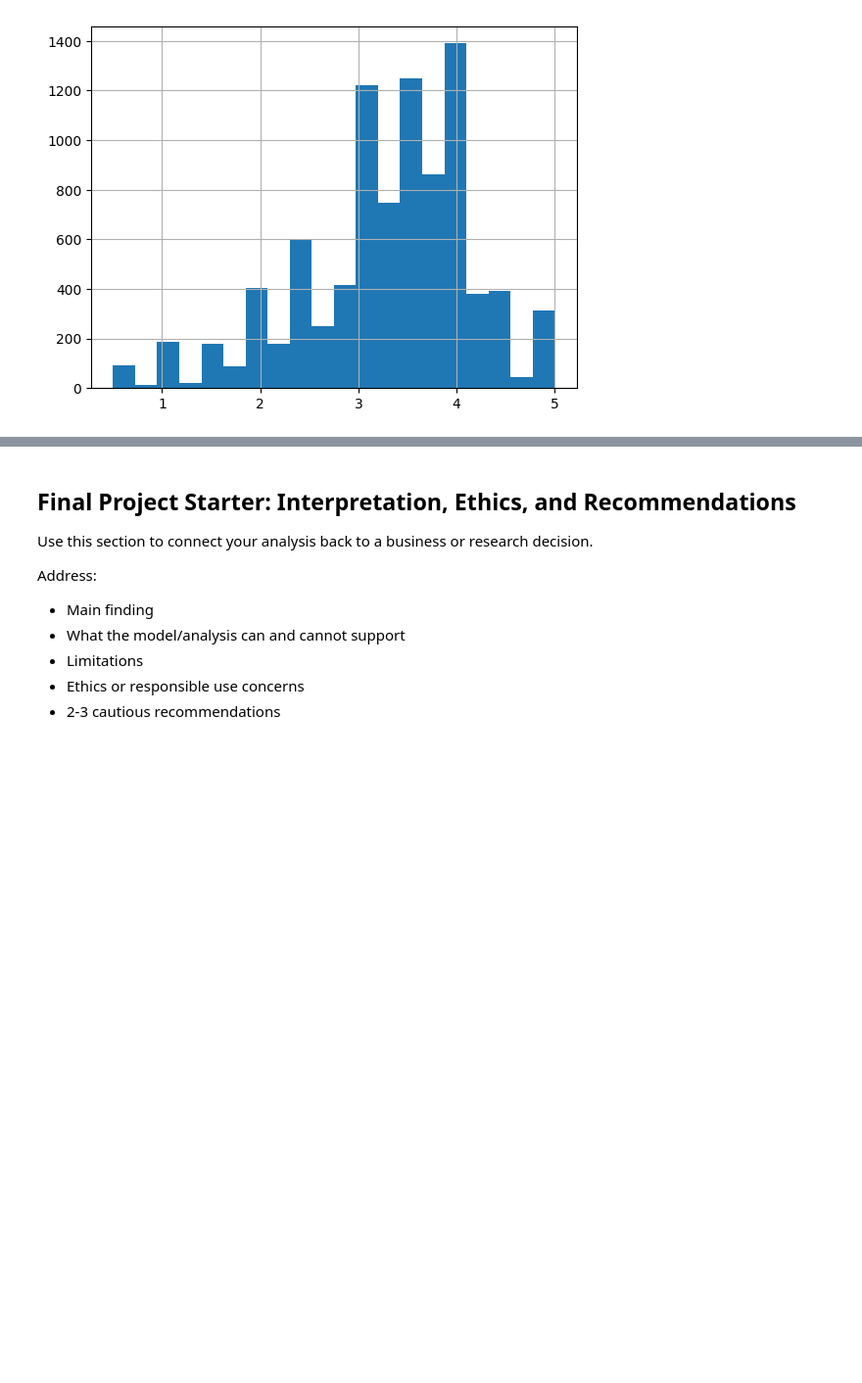
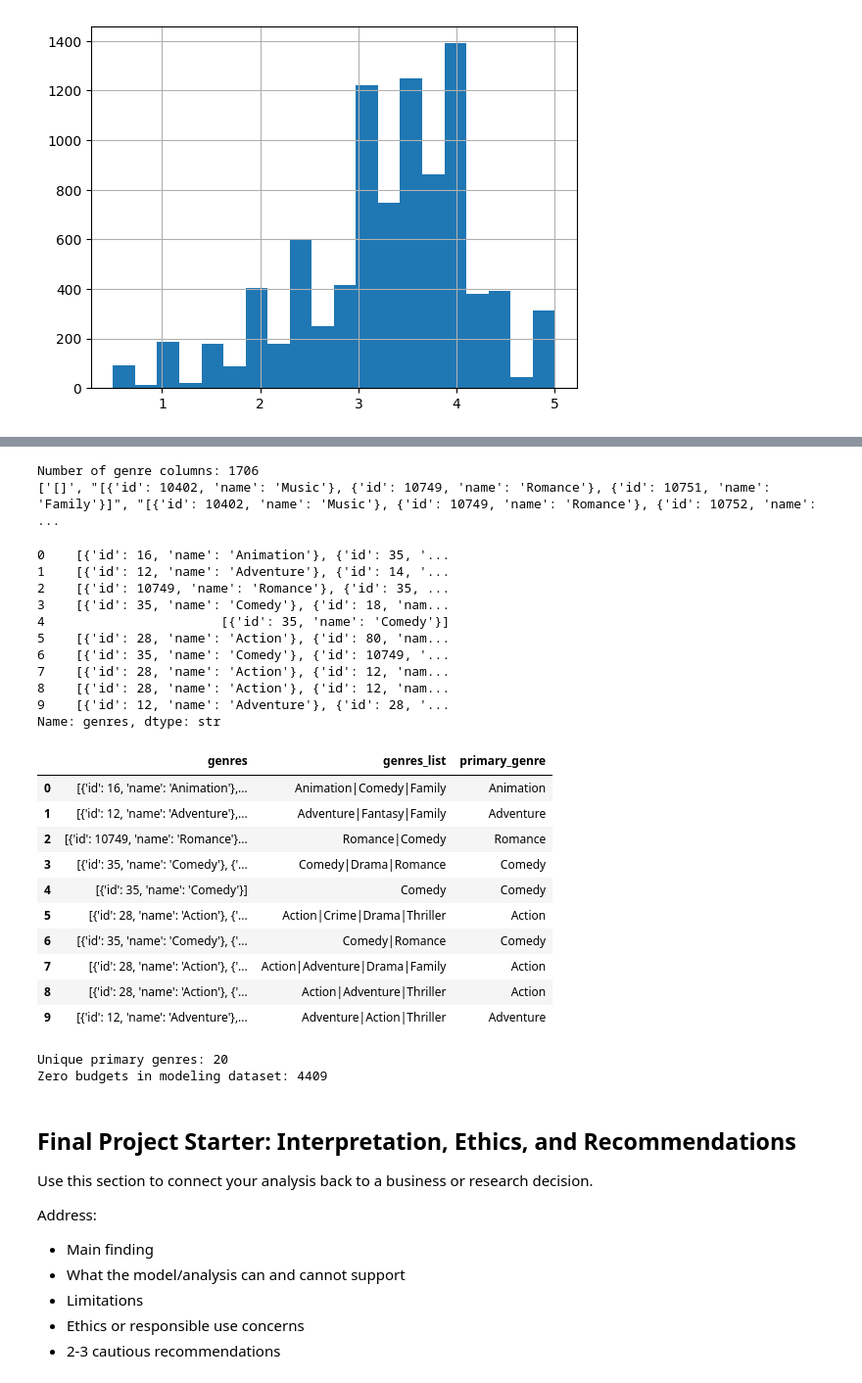
Before and after one commit to zambuggy2/BAN-6003-Project-Option-1-Movies, a Jupyter notebook: notebooks/movies_project_starter.ipynb, the cells around one changed output, grey strips where cells are left out. Shown at 98% size. Saved outputs shown, nothing was run; the diff lists cells and outputs as text; code cells hidden in the pictures; blank space fills up the shorter version.

```diff
--- a/notebooks/movies_project_starter.ipynb
+++ b/notebooks/movies_project_starter.ipynb
@@ -752,0 +772,22 @@ y.hist(bins=20)
+# %%
+print("Missing values in model_df:", model_df[target].isna().sum())
+print("Missing values in y:", y.isna().sum())
+print("Missing values in y_train:", y_train.isna().sum())
+print("Missing values in y_test:", y_test.isna().sum())
+
+model_df = model_df.dropna(subset=['user_rating_mean']).copy()
+genre_encoded = model_df['genres'].str.get_dummies(sep='|')
+
+X = pd.concat([
+    model_df[['release_year', 'budget']],
+    genre_encoded
+], axis=1)
+
+y = model_df[target]
+print("Remaining missing targets:", model_df['user_rating_mean'].isna().sum())
+print("Remaining observations:", len(model_df))
+
+print("Missing values in model_df:", model_df[target].isna().sum())
+print("Missing values in y:", y.isna().sum())
+print("Missing values in y_train:", y_train.isna().sum())
+print("Missing values in y_test:", y_test.isna().sum())
@@ -766,3 +838,48 @@ Name: user_rating_mean, dtype: float64
+# %%
+print("Number of genre columns:", genre_encoded.shape[1])
+
+print(genre_encoded.columns.tolist()[:30])
+
+display(model_df['genres'].head(10))
+
+display(abt[['genres', 'genres_list', 'primary_genre']].head(10))
+
+print("Unique primary genres:", abt['primary_genre'].nunique())
+
+print("Zero budgets in modeling dataset:",
+      (model_df['budget'] == 0).sum())
+
+baseline_metrics.to_csv(
+    OUTPUT_DIR / "movies_baseline_metrics.csv",
+    index=False
+)
+# %% [output]
+Number of genre columns: 1706
+['[]', "[{'id': 10402, 'name': 'Music'}, {'id': 10749, 'name': 'Romance'}, {'id': 10751, 'name': 'Family'}]", "[{'id': 10402, 'name': 'Music'}, {'id': 10749, 'name': 'Romance'}, {'id': 10752, 'name':  ...
+0    [{'id': 16, 'name': 'Animation'}, {'id': 35, '...
+1    [{'id': 12, 'name': 'Adventure'}, {'id': 14, '...
+2    [{'id': 10749, 'name': 'Romance'}, {'id': 35, ...
+3    [{'id': 35, 'name': 'Comedy'}, {'id': 18, 'nam...
+4                       [{'id': 35, 'name': 'Comedy'}]
+5    [{'id': 28, 'name': 'Action'}, {'id': 80, 'nam...
+6    [{'id': 35, 'name': 'Comedy'}, {'id': 10749, '...
+7    [{'id': 28, 'name': 'Action'}, {'id': 12, 'nam...
+8    [{'id': 28, 'name': 'Action'}, {'id': 12, 'nam...
+9    [{'id': 12, 'name': 'Adventure'}, {'id': 28, '...
+Name: genres, dtype: str
+|  | genres | genres_list | primary_genre |
+| 0 | [{'id': 16, 'name': 'Animation'},... | Animation|Comedy|Family | Animation |
+| 1 | [{'id': 12, 'name': 'Adventure'},... | Adventure|Fantasy|Family | Adventure |
+| 2 | [{'id': 10749, 'name': 'Romance'}... | Romance|Comedy | Romance |
+| 3 | [{'id': 35, 'name': 'Comedy'}, {'... | Comedy|Drama|Romance | Comedy |
+| 4 | [{'id': 35, 'name': 'Comedy'}] | Comedy | Comedy |
+| 5 | [{'id': 28, 'name': 'Action'}, {'... | Action|Crime|Drama|Thriller | Action |
+| 6 | [{'id': 35, 'name': 'Comedy'}, {'... | Comedy|Romance | Comedy |
+| 7 | [{'id': 28, 'name': 'Action'}, {'... | Action|Adventure|Drama|Family | Action |
+| 8 | [{'id': 28, 'name': 'Action'}, {'... | Action|Adventure|Thriller | Action |
+| 9 | [{'id': 12, 'name': 'Adventure'},... | Adventure|Action|Thriller | Adventure |
+Unique primary genres: 20
+Zero budgets in modeling dataset: 4409
 # %% [markdown]
 ## Final Project Starter: Interpretation, Ethics, and Recommendations
 
```
Also changed, not shown: parts of 3 cells of this notebook, 1 other file.
